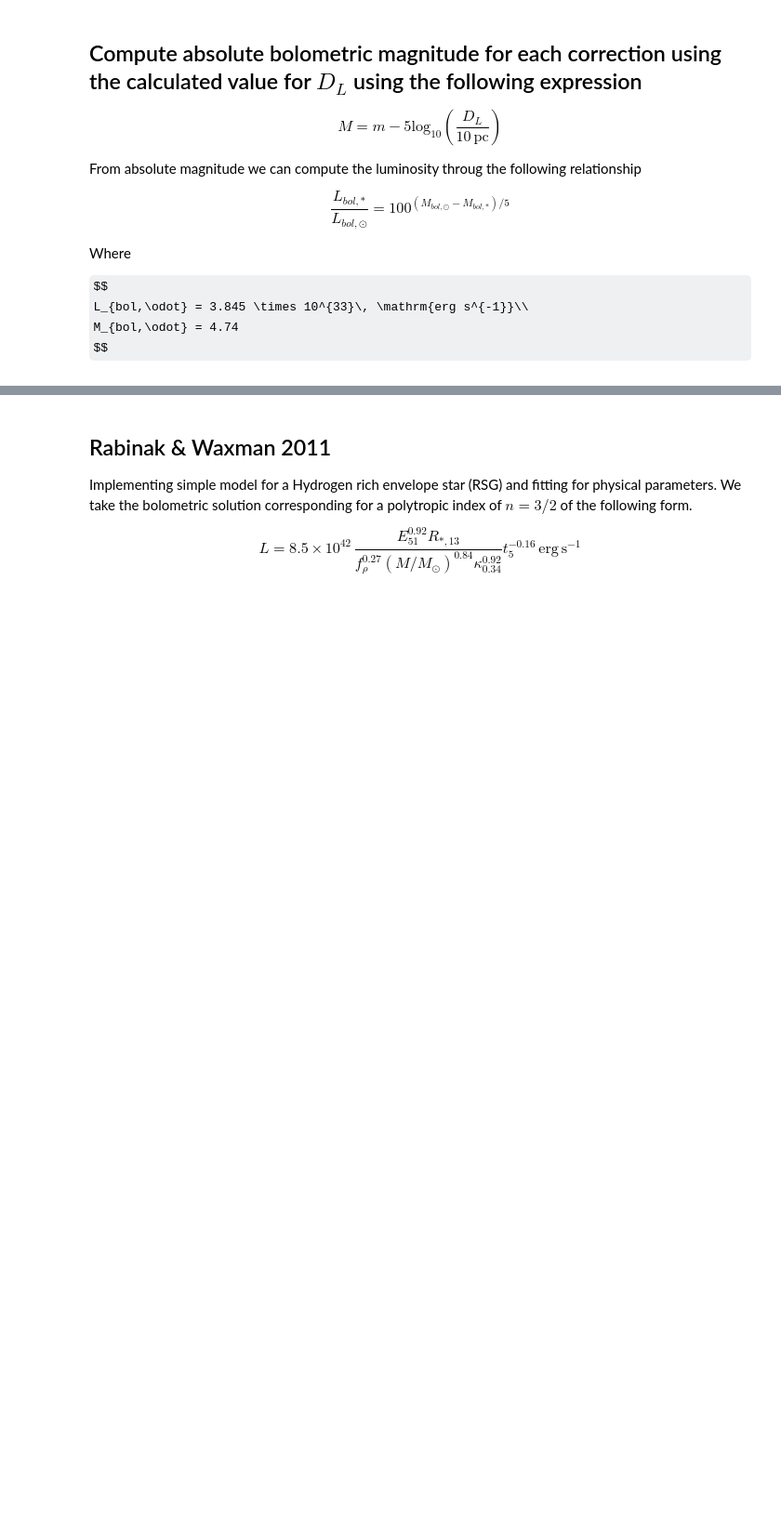
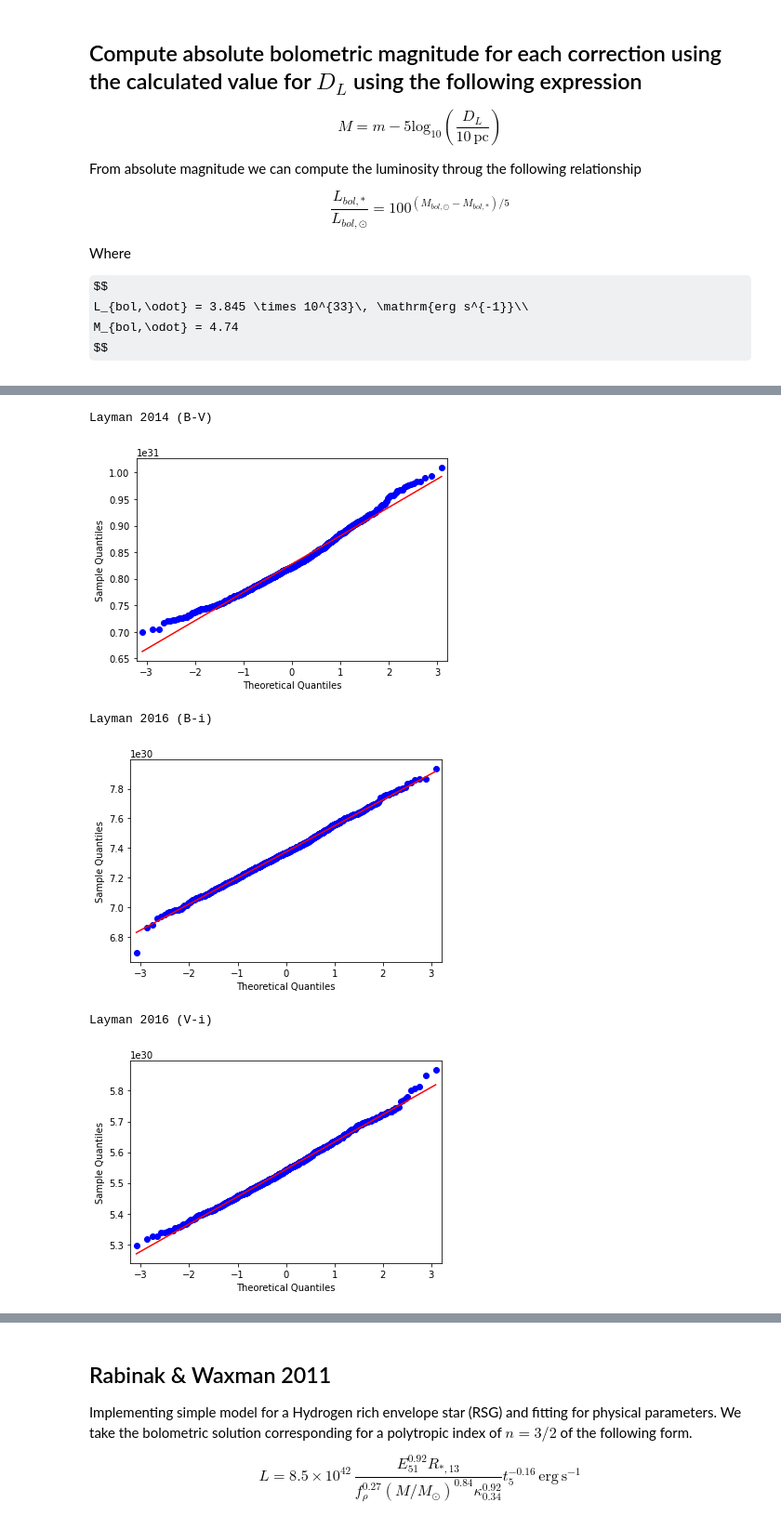
Before and after one commit to 159Patrick159/ZN-7090, a Jupyter notebook: Scripts/Light Curve Modelling.ipynb, the cells around one changed output, grey strips where cells are left out. Shown at 93% size. Drawn from its saved outputs; the diff is of its cells as text; code cells hidden in the pictures; some formulas as TeX source; blank space fills up the shorter version.

```diff
--- a/Scripts/Light Curve Modelling.ipynb
+++ b/Scripts/Light Curve Modelling.ipynb
@@ -526,0 +463,26 @@ Pearson's Median Skewness
+# %%
+
+s_BV = MC_Simulation_Array(Bmags,Vmags,Bmags_err,Vmags_err,BC_df.loc[0]['C0'], BC_df.loc[0]['C1'], BC_df.loc[0]['C2'],(Dl.to(u.pc)).value,\
+             sample_i)[-1]
+s_Bi = MC_Simulation_Array(Bmags,imags,Bmags_err,imags_err,BC_df.loc[1]['C0'], BC_df.loc[1]['C1'], BC_df.loc[1]['C2'],(Dl.to(u.pc)).value,\
+             sample_i)[-1]
+s_Vi = MC_Simulation_Array(Vmags,imags,Vmags_err,imags_err,BC_df.loc[2]['C0'], BC_df.loc[2]['C1'], BC_df.loc[2]['C2'],(Dl.to(u.pc)).value,\
+             sample_i)[-1]
+print("Layman 2014 (B-V)")
+fig = sm.qqplot(s_BV,line='s')
+plt.show()
+
+print("Layman 2016 (B-i)")
+fig = sm.qqplot(s_Bi,line='s')
+plt.show()
+
+print("Layman 2016 (V-i)")
+fig = sm.qqplot(s_Vi,line='s')
+plt.show()
+# %% [output]
+Layman 2014 (B-V)
+[figure, added]
+Layman 2016 (B-i)
+[figure, added]
+Layman 2016 (V-i)
+[figure, added]
```
Also changed, not shown: parts of 11 cells of this notebook.
